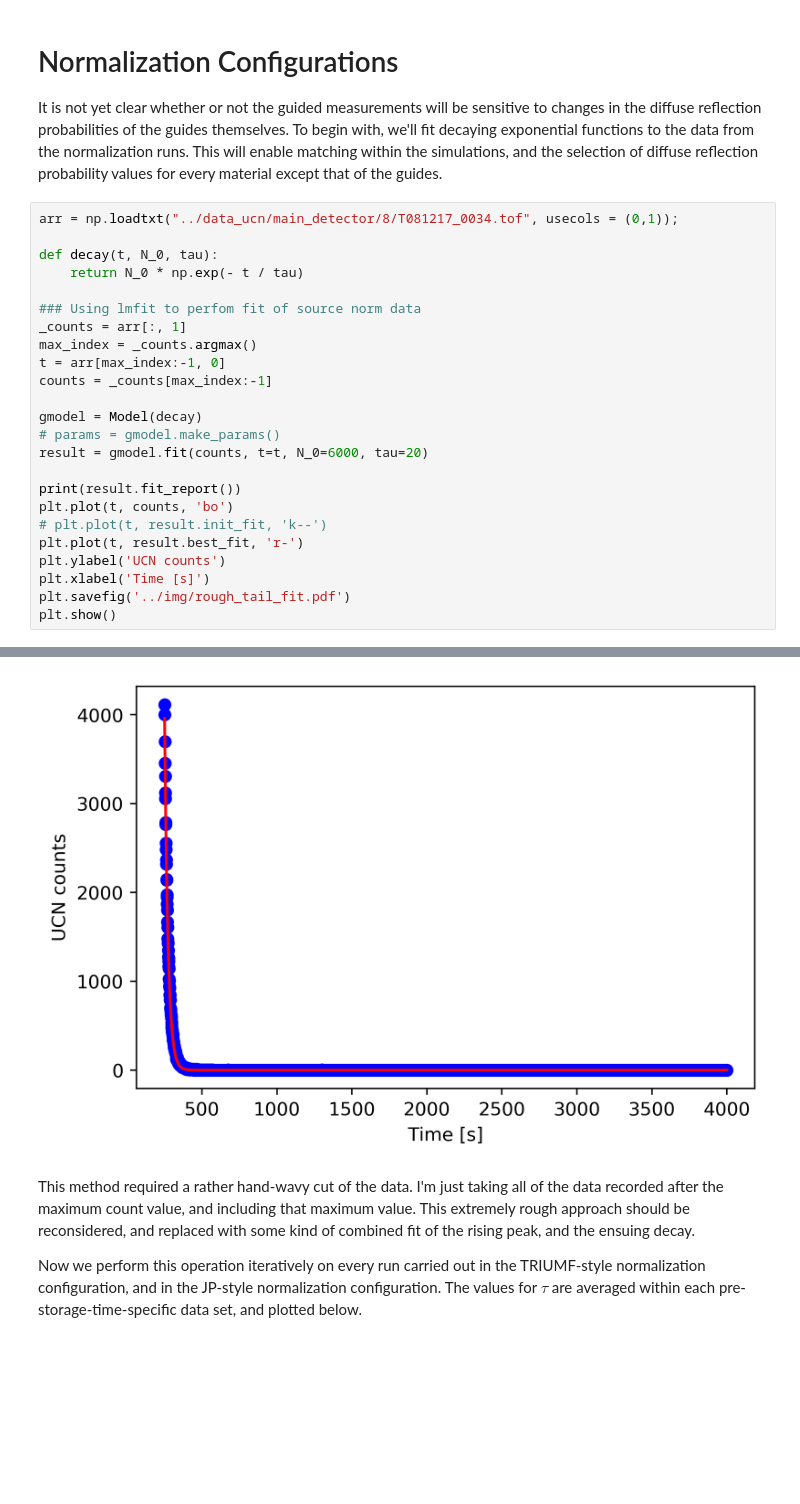
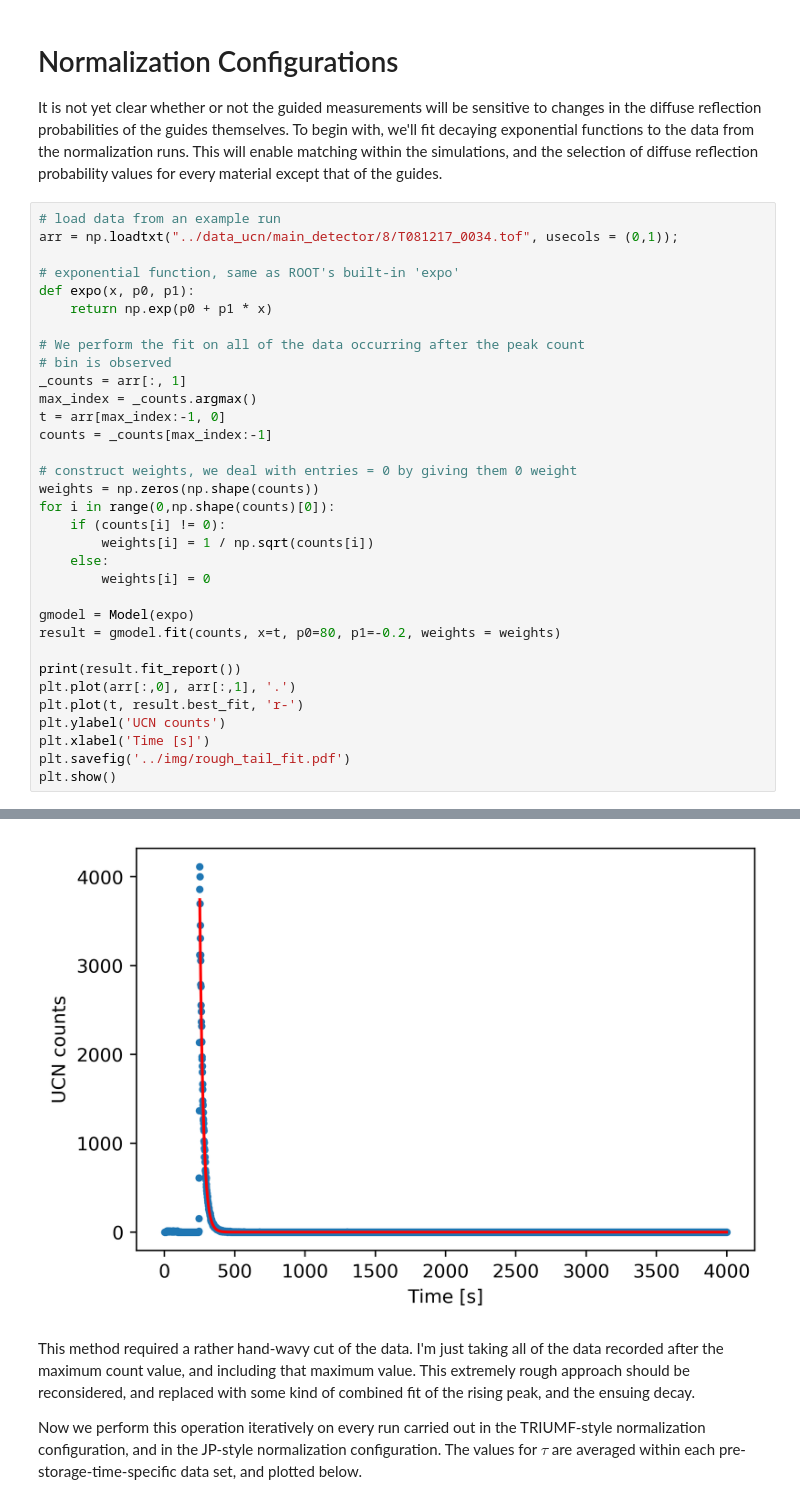
Before and after one commit to jonahberean/psi_transmission, a Jupyter notebook: notebooks/time_constant.ipynb, the cells around one changed output, grey strips where cells are left out. Drawn from its saved outputs; the diff is of its cells as text; blank space fills up the shorter version.

```diff
--- a/notebooks/time_constant.ipynb
+++ b/notebooks/time_constant.ipynb
@@ -91,24 +87,33 @@ np.sum(data[:,1])
 
 It is not yet clear whether or not the guided measurements will be sensitive to changes in the diffuse reflection probabilities of the guides themselves. To begin with, we'll fit decaying exponential functions to the data from the normalization runs. This will enable matching within the simulations, and the selection of diffuse reflection probability values for every material except that of the guides.
 # %%
+# load data from an example run
 arr = np.loadtxt("../data_ucn/main_detector/8/T081217_0034.tof", usecols = (0,1));
 
-def decay(t, N_0, tau):
-    return N_0 * np.exp(- t / tau)
+# exponential function, same as ROOT's built-in 'expo'
+def expo(x, p0, p1):
+    return np.exp(p0 + p1 * x)
 
-### Using lmfit to perfom fit of source norm data
+# We perform the fit on all of the data occurring after the peak count
+# bin is observed
 _counts = arr[:, 1]
 max_index = _counts.argmax()
 t = arr[max_index:-1, 0]
 counts = _counts[max_index:-1]
 
-gmodel = Model(decay)
-# params = gmodel.make_params()
-result = gmodel.fit(counts, t=t, N_0=6000, tau=20)
+# construct weights, we deal with entries = 0 by giving them 0 weight
+weights = np.zeros(np.shape(counts))
+for i in range(0,np.shape(counts)[0]):
+    if (counts[i] != 0):
+        weights[i] = 1 / np.sqrt(counts[i])
+    else:
+        weights[i] = 0
+
+gmodel = Model(expo)
+result = gmodel.fit(counts, x=t, p0=80, p1=-0.2, weights = weights)
 
 print(result.fit_report())
-plt.plot(t, counts, 'bo')
-# plt.plot(t, result.init_fit, 'k--')
+plt.plot(arr[:,0], arr[:,1], '.')
 plt.plot(t, result.best_fit, 'r-')
 plt.ylabel('UCN counts')
 plt.xlabel('Time [s]')
@@ -134,4 +139,4 @@ plt.show()
-[figure, old version]
+[figure, new version]
 # %% [markdown]
 This method required a rather hand-wavy cut of the data. I'm just taking all of the data recorded after the maximum count value, and including that maximum value. This extremely rough approach should be reconsidered, and replaced with some kind of combined fit of the rising peak, and the ensuing decay.
 
```
Also changed, not shown: parts of 3 cells of this notebook, 3 other files.
